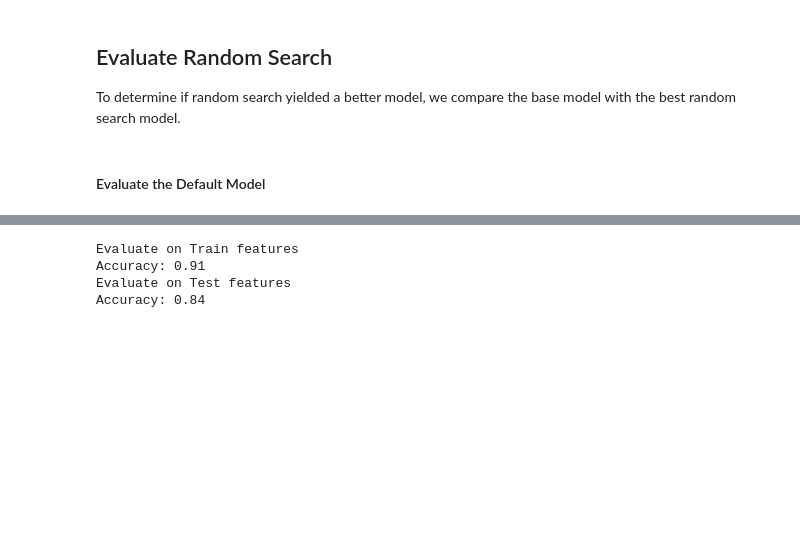
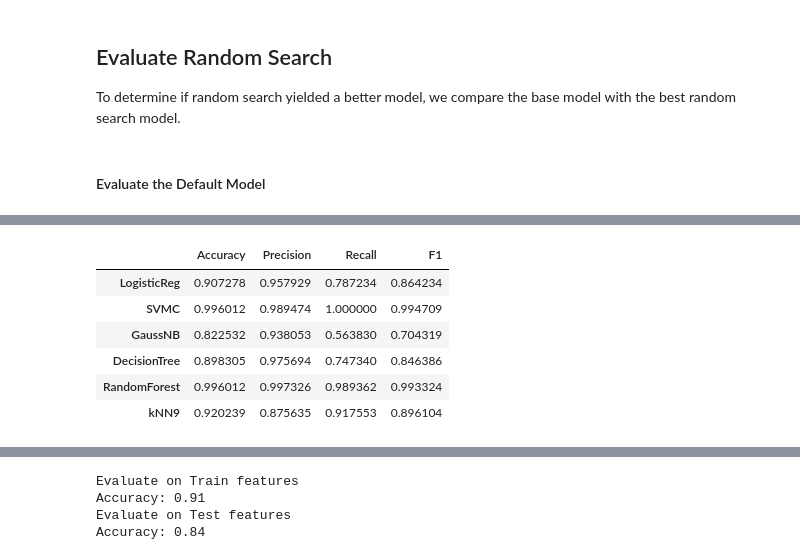
Before and after one commit to yusufarslanpolat/Springboard, a Jupyter notebook: Capstone-2/systemcall-anomaly-detection/logreg_on_adfa_ld.ipynb, the cells around one changed output, grey strips where cells are left out. Saved outputs shown, nothing was run; the diff lists cells and outputs as text; code cells hidden in the pictures; blank space fills up the shorter version.

```diff
--- a/Capstone-2/systemcall-anomaly-detection/logreg_on_adfa_ld.ipynb
+++ b/Capstone-2/systemcall-anomaly-detection/logreg_on_adfa_ld.ipynb
@@ -1224,0 +1375,10 @@ def evaluate(model, test_features, test_labels):
+# %%
+get_metrics_train(train_features, test_features)
+# %% [output]
+|  | Accuracy | Precision | Recall | F1 |
+| LogisticReg | 0.907278 | 0.957929 | 0.787234 | 0.864234 |
+| SVMC | 0.996012 | 0.989474 | 1.000000 | 0.994709 |
+| GaussNB | 0.822532 | 0.938053 | 0.563830 | 0.704319 |
+| DecisionTree | 0.898305 | 0.975694 | 0.747340 | 0.846386 |
+| RandomForest | 0.996012 | 0.997326 | 0.989362 | 0.993324 |
+| kNN9 | 0.920239 | 0.875635 | 0.917553 | 0.896104 |
```
Also changed, not shown: parts of 12 cells of this notebook, 4 other files.
